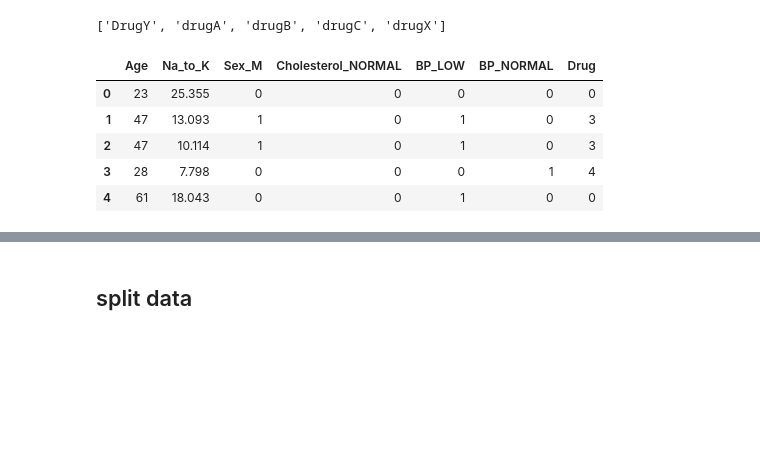
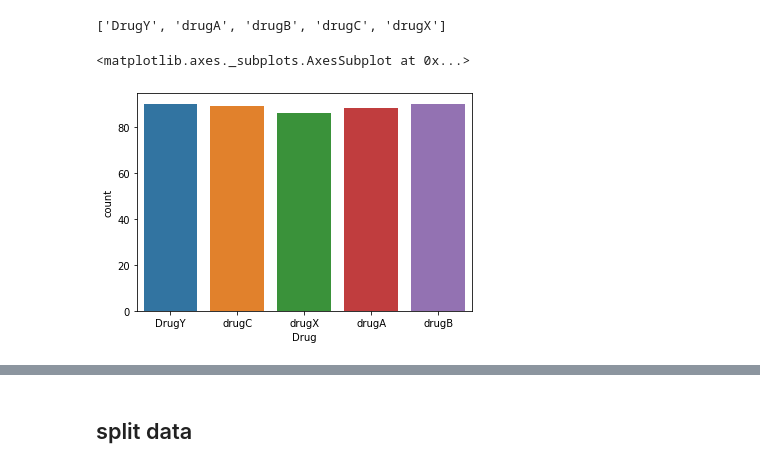
Before and after one commit to abou-zithar/AMIT.Machine.learning, a Jupyter notebook: Drugs200.ipynb, the cells around one changed output, grey strips where cells are left out. Saved outputs shown, nothing was run; the diff lists cells and outputs as text; code cells hidden in the pictures; blank space fills up the shorter version.

```diff
--- a/Drugs200.ipynb
+++ b/Drugs200.ipynb
@@ -156,7 +172,7 @@ new_data.head()
 from sklearn.preprocessing import LabelEncoder
 le=LabelEncoder()
 # %%
-le.fit(new_data['Drug'])
+le.fit(y_res)
 
 list(le.classes_)
 # %% [output]
@@ -166,9 +179,0 @@ new_data['Drug']=le.transform(new_data['Drug'])
-# %%
-new_data.head()
-# %% [output]
-|  | Age | Na_to_K | Sex_M | Cholesterol_NORMAL | BP_LOW | BP_NORMAL | Drug |
-| 0 | 23 | 25.355 | 0 | 0 | 0 | 0 | 0 |
-| 1 | 47 | 13.093 | 1 | 0 | 1 | 0 | 3 |
-| 2 | 47 | 10.114 | 1 | 0 | 1 | 0 | 3 |
-| 3 | 28 | 7.798 | 0 | 0 | 0 | 1 | 4 |
-| 4 | 61 | 18.043 | 0 | 0 | 1 | 0 | 0 |
@@ -175 +182,6 @@ new_data.head()
+# %%
+sns.countplot(y_res)
+# %% [output]
+<matplotlib.axes._subplots.AxesSubplot at 0x...>
+[figure, added]
 # %%
```
Also changed, not shown: parts of 11 cells of this notebook.
